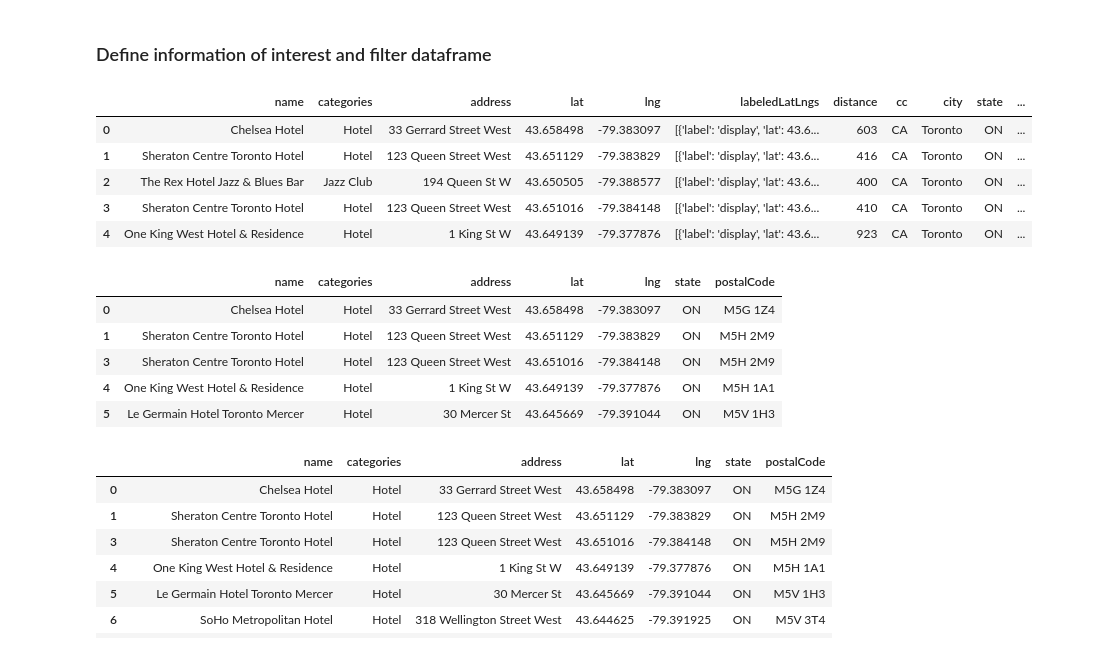
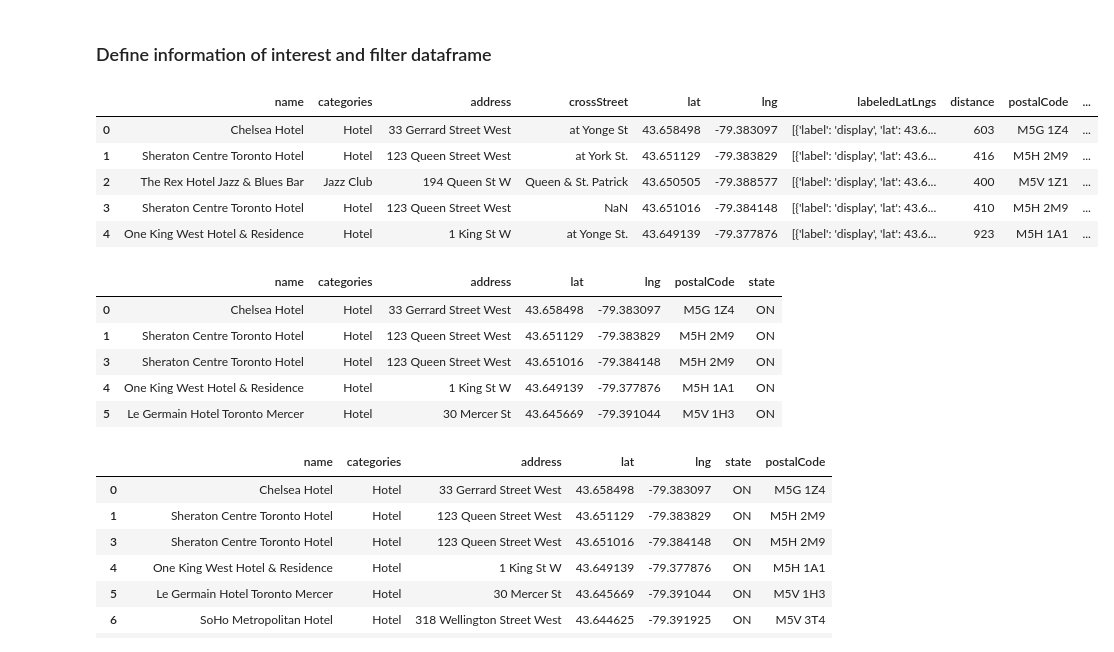
Before and after one commit to NitinLachwani/DSCapstone, a Jupyter notebook: Capstone_Final.ipynb, the cells around one changed output. Saved outputs shown, nothing was run; the diff lists cells and outputs as text; code cells hidden in the pictures.

```diff
--- a/Capstone_Final.ipynb
+++ b/Capstone_Final.ipynb
@@ -97,34 +97,34 @@ hotel_dataframe.head()
 # %%
 # keep only columns that include venue name, and anything that is associated with location
 hotel_columns = ['name', 'categories'] + [col for col in hotel_dataframe.columns if col.startswith('location.')]+ ['id']
-hotel_filtered = hotel_dataframe.loc[:,cafe_columns]
+hotel_filtered = hotel_dataframe.loc[:,hotel_columns]
 
 # function that extracts the category of the venue
 def get_category_type(row):
     try:
         categories_list4 = row['categories']
     except:
         categories_list4 = row['venue.categories']
 
     if len(categories_list4) == 0:
         return None
     else:
         return categories_list4[0]['name']
 
 # filter the category for each row
 hotel_filtered['categories'] = hotel_filtered.apply(get_category_type, axis=1)
 
 # clean column names by keeping only last term
 hotel_filtered.columns = [column.split('.')[-1] for column in hotel_filtered.columns]
 
 hotel_filtered.head()
 # %% [output]
-|  | name | categories | address | lat | lng | labeledLatLngs | distance | cc | city | state | ... |
-| 0 | Chelsea Hotel | Hotel | 33 Gerrard Street West | 43.658498 | -79.383097 | [{'label': 'display', 'lat': 43.6... | 603 | CA | Toronto | ON | ... |
-| 1 | Sheraton Centre Toronto Hotel | Hotel | 123 Queen Street West | 43.651129 | -79.383829 | [{'label': 'display', 'lat': 43.6... | 416 | CA | Toronto | ON | ... |
-| 2 | The Rex Hotel Jazz & Blues Bar | Jazz Club | 194 Queen St W | 43.650505 | -79.388577 | [{'label': 'display', 'lat': 43.6... | 400 | CA | Toronto | ON | ... |
-| 3 | Sheraton Centre Toronto Hotel | Hotel | 123 Queen Street West | 43.651016 | -79.384148 | [{'label': 'display', 'lat': 43.6... | 410 | CA | Toronto | ON | ... |
-| 4 | One King West Hotel & Residence | Hotel | 1 King St W | 43.649139 | -79.377876 | [{'label': 'display', 'lat': 43.6... | 923 | CA | Toronto | ON | ... |
+|  | name | categories | address | crossStreet | lat | lng | labeledLatLngs | distance | postalCode | ... |
+| 0 | Chelsea Hotel | Hotel | 33 Gerrard Street West | at Yonge St | 43.658498 | -79.383097 | [{'label': 'display', 'lat': 43.6... | 603 | M5G 1Z4 | ... |
+| 1 | Sheraton Centre Toronto Hotel | Hotel | 123 Queen Street West | at York St. | 43.651129 | -79.383829 | [{'label': 'display', 'lat': 43.6... | 416 | M5H 2M9 | ... |
+| 2 | The Rex Hotel Jazz & Blues Bar | Jazz Club | 194 Queen St W | Queen & St. Patrick | 43.650505 | -79.388577 | [{'label': 'display', 'lat': 43.6... | 400 | M5V 1Z1 | ... |
+| 3 | Sheraton Centre Toronto Hotel | Hotel | 123 Queen Street West | NaN | 43.651016 | -79.384148 | [{'label': 'display', 'lat': 43.6... | 410 | M5H 2M9 | ... |
+| 4 | One King West Hotel & Residence | Hotel | 1 King St W | at Yonge St. | 43.649139 | -79.377876 | [{'label': 'display', 'lat': 43.6... | 923 | M5H 1A1 | ... |
 # %%
 hotelArray= ['Hotel']
 hotel_filtered= hotel_filtered.loc[hotel_filtered['categories'].isin(hotelArray)]
@@ -134,12 +134,12 @@ hotel_filtered_final= hotel_filtered.drop(['labeledLatLngs', 'distance', 'cc', '
                                         'crossStreet', 'id'], axis=1)
 hotel_filtered_final.head()
 # %% [output]
-|  | name | categories | address | lat | lng | state | postalCode |
-| 0 | Chelsea Hotel | Hotel | 33 Gerrard Street West | 43.658498 | -79.383097 | ON | M5G 1Z4 |
-| 1 | Sheraton Centre Toronto Hotel | Hotel | 123 Queen Street West | 43.651129 | -79.383829 | ON | M5H 2M9 |
-| 3 | Sheraton Centre Toronto Hotel | Hotel | 123 Queen Street West | 43.651016 | -79.384148 | ON | M5H 2M9 |
-| 4 | One King West Hotel & Residence | Hotel | 1 King St W | 43.649139 | -79.377876 | ON | M5H 1A1 |
-| 5 | Le Germain Hotel Toronto Mercer | Hotel | 30 Mercer St | 43.645669 | -79.391044 | ON | M5V 1H3 |
+|  | name | categories | address | lat | lng | postalCode | state |
+| 0 | Chelsea Hotel | Hotel | 33 Gerrard Street West | 43.658498 | -79.383097 | M5G 1Z4 | ON |
+| 1 | Sheraton Centre Toronto Hotel | Hotel | 123 Queen Street West | 43.651129 | -79.383829 | M5H 2M9 | ON |
+| 3 | Sheraton Centre Toronto Hotel | Hotel | 123 Queen Street West | 43.651016 | -79.384148 | M5H 2M9 | ON |
+| 4 | One King West Hotel & Residence | Hotel | 1 King St W | 43.649139 | -79.377876 | M5H 1A1 | ON |
+| 5 | Le Germain Hotel Toronto Mercer | Hotel | 30 Mercer St | 43.645669 | -79.391044 | M5V 1H3 | ON |
 # %%
 # Viewing the data in the data frame
 hotel_filtered_final
```
Also changed, not shown: parts of 2 cells of this notebook.
